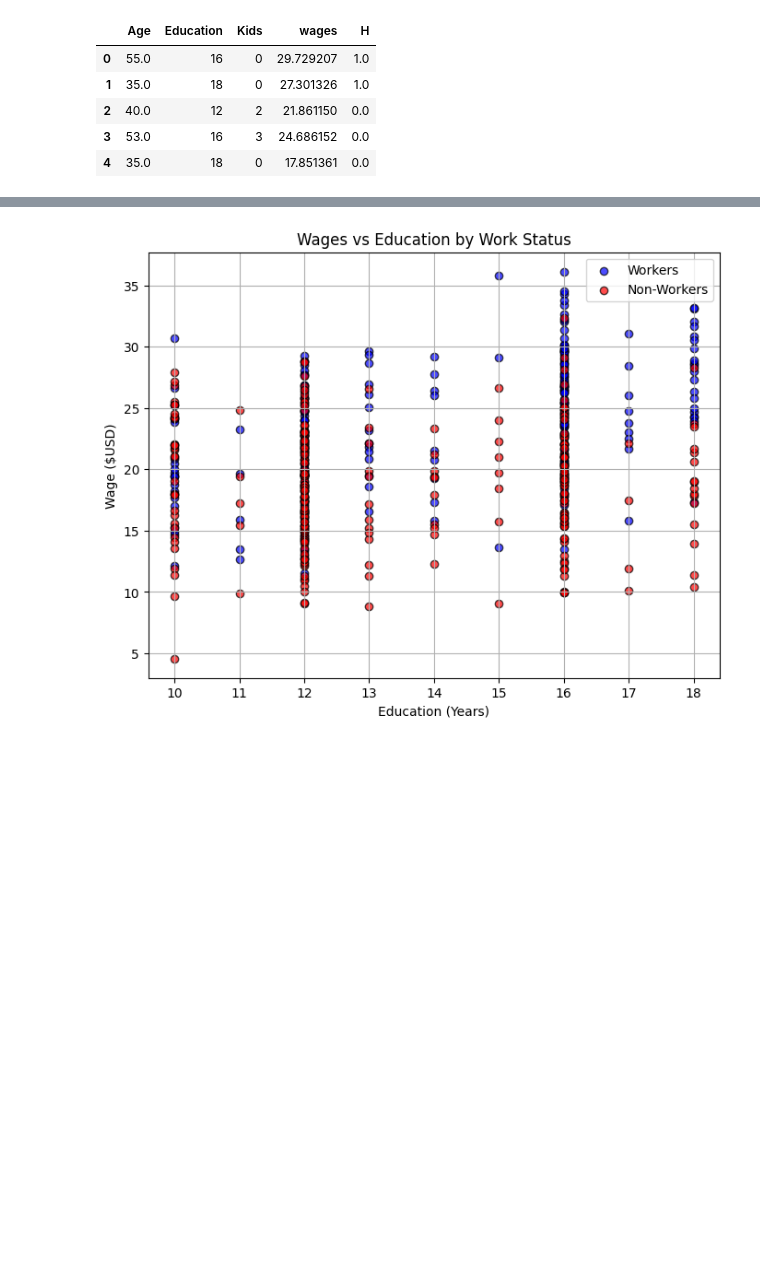
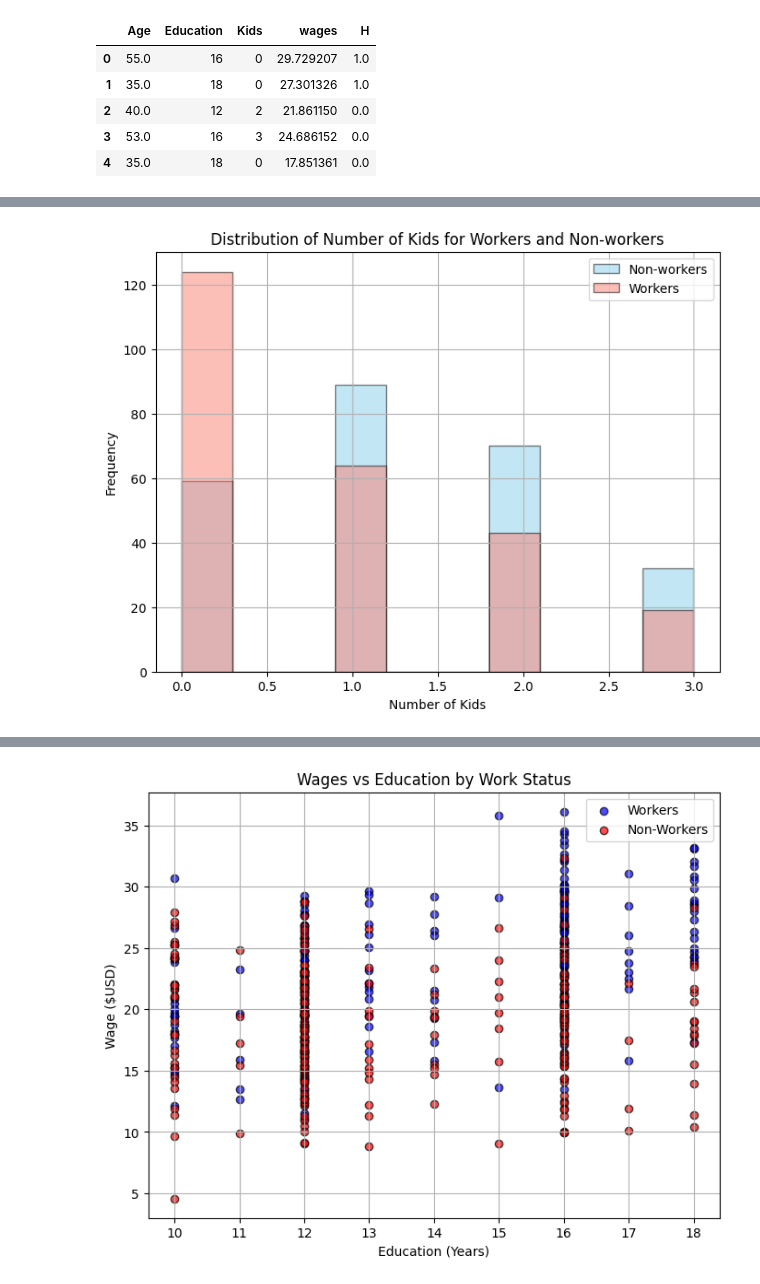
Before and after one commit to JohnRGreen/BaltimorePolyEcon, a Jupyter notebook: polyecon_notebook.ipynb, the cells around one changed output, grey strips where cells are left out. Saved outputs shown, nothing was run; the diff lists cells and outputs as text; code cells hidden in the pictures; blank space fills up the shorter version.

```diff
--- a/polyecon_notebook.ipynb
+++ b/polyecon_notebook.ipynb
@@ -363,0 +366,22 @@ all.head()
+# %%
+# Filter data for non-workers (H=0) and workers (H=1)
+non_workers = all[all['H'] == 0]
+workers = all[all['H'] == 1]
+
+# Plot separate histograms for workers and non-workers
+plt.figure(figsize=(8, 6))
+
+# Histogram for non-workers
+plt.hist(non_workers['Kids'], bins='auto', color='skyblue', edgecolor='black', alpha=0.5, label='Non-workers')
+
+# Histogram for workers
+plt.hist(workers['Kids'], bins='auto', color='salmon', edgecolor='black', alpha=0.5, label='Workers')
+
+plt.xlabel('Number of Kids')
+plt.ylabel('Frequency')
+plt.title('Distribution of Number of Kids for Workers and Non-workers')
+plt.legend()
+plt.grid(True)
+plt.show()
+# %% [output]
+[figure, added]
```
Also changed, not shown: parts of 7 cells of this notebook, 4 other files.
